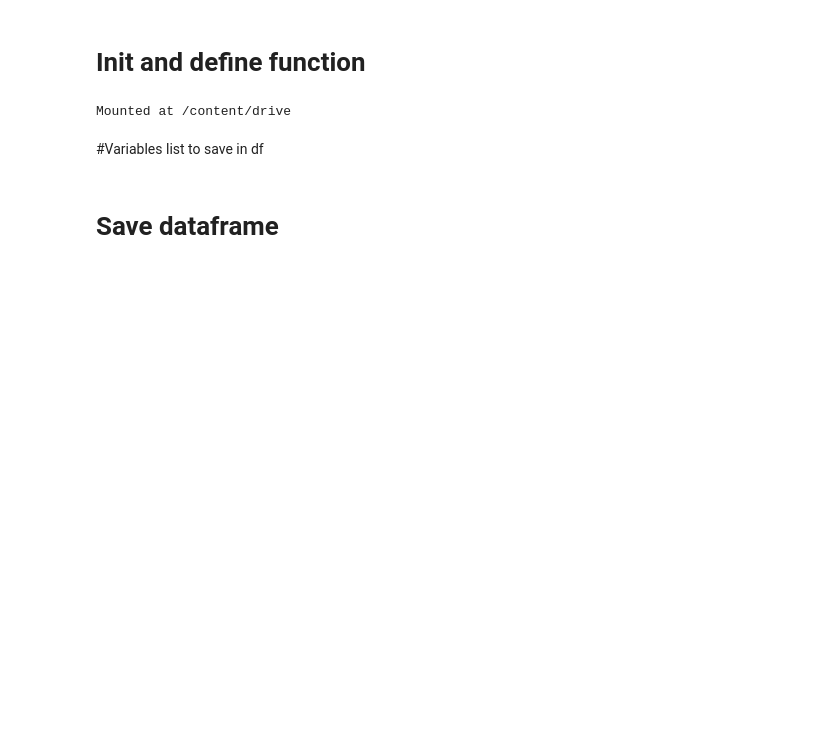
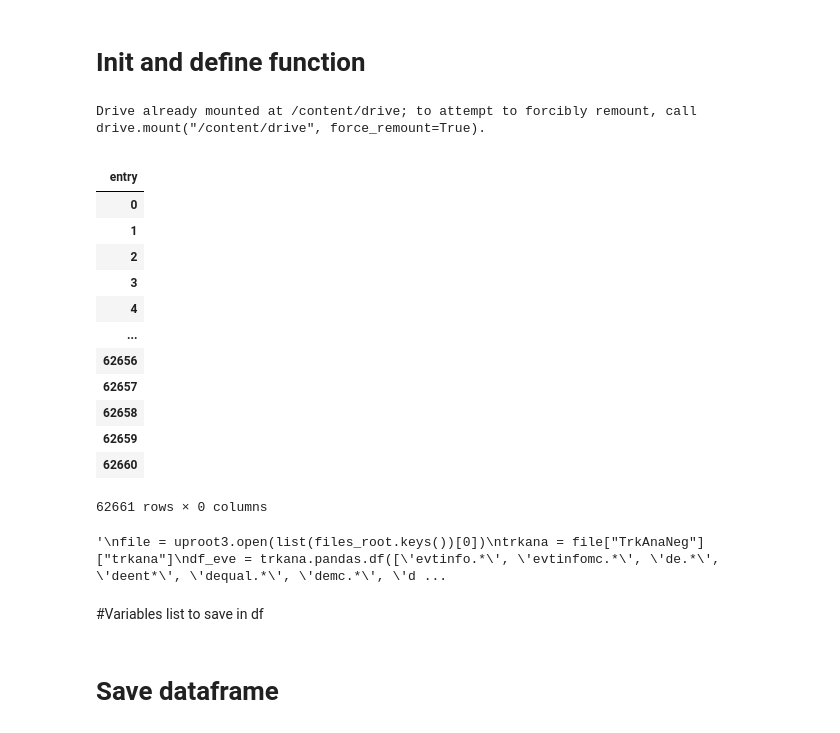
Before and after one commit to aamirkhanov/mu2e_crv, a Jupyter notebook: DataFrameMakerCRY5_v2.ipynb, the cells around one changed output. Cells and saved outputs as stored; diff of their text form; code cells hidden in the pictures; blank space fills up the shorter version.

```diff
--- a/DataFrameMakerCRY5_v2.ipynb
+++ b/DataFrameMakerCRY5_v2.ipynb
@@ -91,9 +100,12 @@ elif DATASET=='CE2B':
     'drive/MyDrive/root_files_cry5/trk.mu2e.CeEndpointMix2BBSignal.MDC2020r_perfect_v1_0.root': [17000, -1],
   }
 elif DATASET=='CE2S':
-  h5file='drive/MyDrive/root_files_cry5/trk.mu2e.CosmicCRYhiSigFiltMix2BBSignal.MDC2020s_perfect_v1_0.h5'
+  #h5file='drive/MyDrive/root_files_cry5/trk.mu2e.CosmicCRYhiSigFiltMix2BBSignal.MDC2020s_perfect_v1_0.h5'
+  h5file='drive/MyDrive/root_files_cry5/trk.mu2e.CosmicCRYhiSigFiltMix2BBSignal.MDC2020s_perfect_v1_0_v2.h5'
+  #h5file='trk.mu2e.CosmicCRYhiSigFiltMix2BBSignal.MDC2020s_perfect_v1_0_v2.h5'
   files_root={
-    'drive/MyDrive/root_files_cry5/trk.mu2e.CosmicCRYhiSigFiltMix2BBSignal.MDC2020s_perfect_v1_0.root': [17000, 1],
+    'nts.mu2e.CosmicCRYhiSigFiltMix2BBSignal.MDC2020s_perfect_v1_0.tka' : [17000, 1],
+    #'drive/MyDrive/root_files_cry5/trk.mu2e.CosmicCRYhiSigFiltMix2BBSignal.MDC2020s_perfect_v1_0.root': [17000, 1],
   }
 else:
   raise ValueError('Unknown dataset')
@@ -107,7 +119,7 @@ except:
     main_path = ''
 sys.path.append(main_path)
 # %% [output]
-Mounted at /content/drive
+Drive already mounted at /content/drive; to attempt to forcibly remount, call drive.mount("/content/drive", force_remount=True).
 # %%
 def default_flatname(branchname, fieldname, index):
     """This replaces the dot in the column names with underscores"""
@@ -121,11 +133,47 @@ def default_flatname(branchname, fieldname, index):
         out += "[" + "][".join(str(x) for x in index) + "]"
     return out
 # %%
-#file = uproot3.open(list(files_root.keys())[0])
-#trkana = file["TrkAnaNeg"]["trkana"]
-#trkana.show()
-#df_eve = trkana.pandas.df(['*'], flatname=default_flatname, flatten=False)
-#df_eve = trkana.pandas.df(['evtinfo.*', 'de.*', 'deent*', 'dequal.*', 'demc.*', 'demcgen.*', 'demcpri.*', 'ue.*', 'crvsummary.*', 'crvsummarymc.*', '_*', "detrkpid.*"], flatname=default_flatname, flatten=True)
+file = uproot3.open(list(files_root.keys())[0])
+trkana = file["TrkAnaNeg"]["trkana"]
+#trkana.pandas.df(['debestcrv.*'], flatname=default_flatname, flatten=True)
+trkana.pandas.df(['debestcrv*'])
+
+#list(trkana.keys())
+# %% [output]
+|  |
+| entry |
+| 0 |
+| 1 |
+| 2 |
+| 3 |
+| 4 |
+| ... |
+| 62656 |
+| 62657 |
+| 62658 |
+| 62659 |
+| 62660 |
+62661 rows × 0 columns
+# %%
+'''
+file = uproot3.open(list(files_root.keys())[0])
+trkana = file["TrkAnaNeg"]["trkana"]
+df_eve = trkana.pandas.df(['evtinfo.*', 'evtinfomc.*', 'de.*', 'deent*', 'dequal.*', 'demc.*', 'demcgen.*', 'demcpri.*', 'ue.*', 'crvsummary.*', 'crvsummarymc.*', '_*', "detrkpid.*"], flatname=default_flatname, flatten=True)
+df_crv = trkana.pandas.df(['crvinfo.*', 'crvinfomc.*','bestcrv*'], flatname=default_flatname, flatten=True)
+df_crv.columns = df_crv.columns.str.replace('bestcrv', 'crvinfo')
+df_eve["deent_mom"] = pow(pow(df_eve["deent_mom_fCoordinates_fX"],2) + pow(df_eve["deent_mom_fCoordinates_fY"],2) + pow(df_eve["deent_mom_fCoordinates_fZ"],2),0.5)
+df_eve["demcpri_mom"] = pow(pow(df_eve["demcpri_mom_fCoordinates_fX"],2) + pow(df_eve["demcpri_mom_fCoordinates_fY"],2) + pow(df_eve["demcpri_mom_fCoordinates_fZ"],2),0.5)
+
+pd.merge(df_eve, df_crv, how="left", on='entry')
+df = df_eve.merge(df_crv, how="left", on="entry")
+df.columns = df.columns.str.replace('__', '_')
+df.columns = df.columns.str.replace('_fCoordinates_f', '')
+df["crvinfo_dT"] = df["crvinfo_timeWindowStart"] - df["de_t0"]
+
+list(df)
+'''
+# %% [output]
+'\nfile = uproot3.open(list(files_root.keys())[0])\ntrkana = file["TrkAnaNeg"]["trkana"]\ndf_eve = trkana.pandas.df([\'evtinfo.*\', \'evtinfomc.*\', \'de.*\', \'deent*\', \'dequal.*\', \'demc.*\', \'d ...
 # %%
 def make_df(trkana, tag_high, lyield):
 
```
Also changed, not shown: parts of 12 cells of this notebook.
